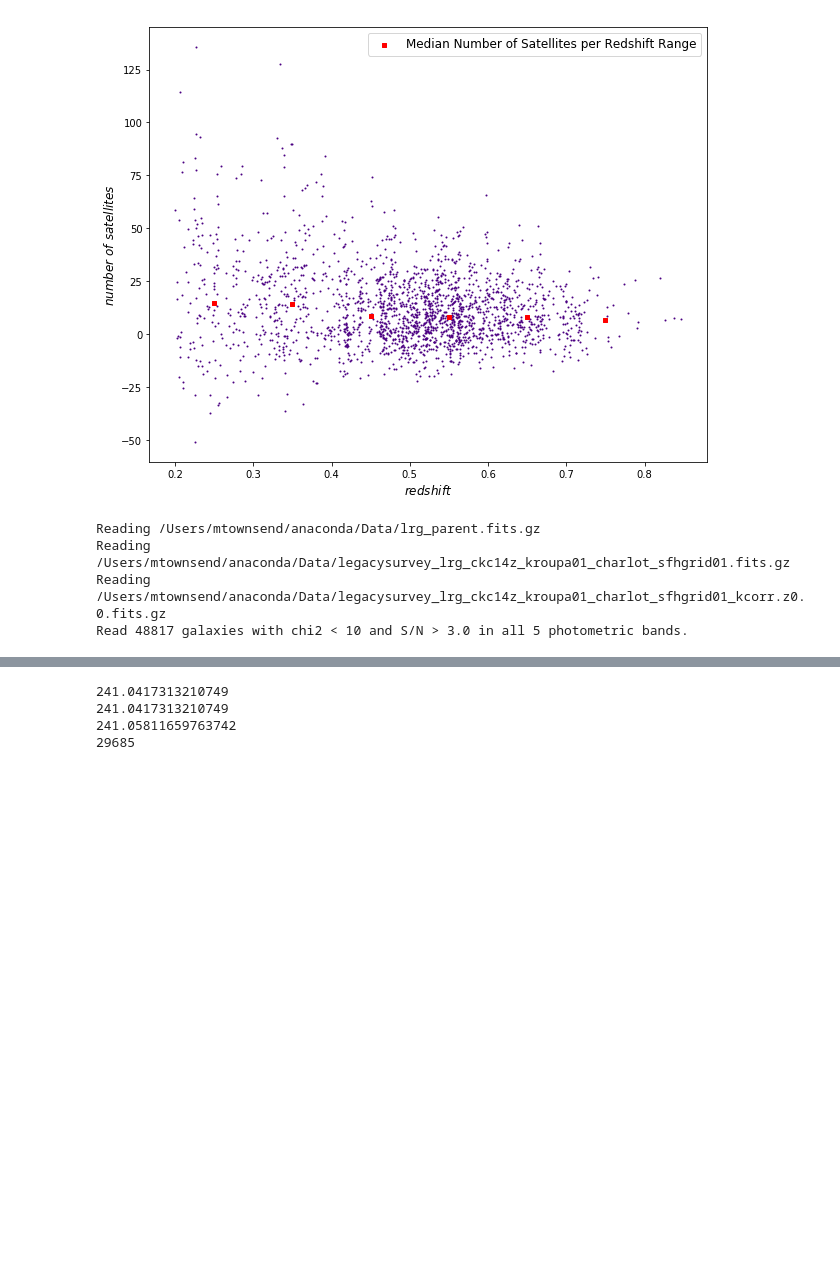
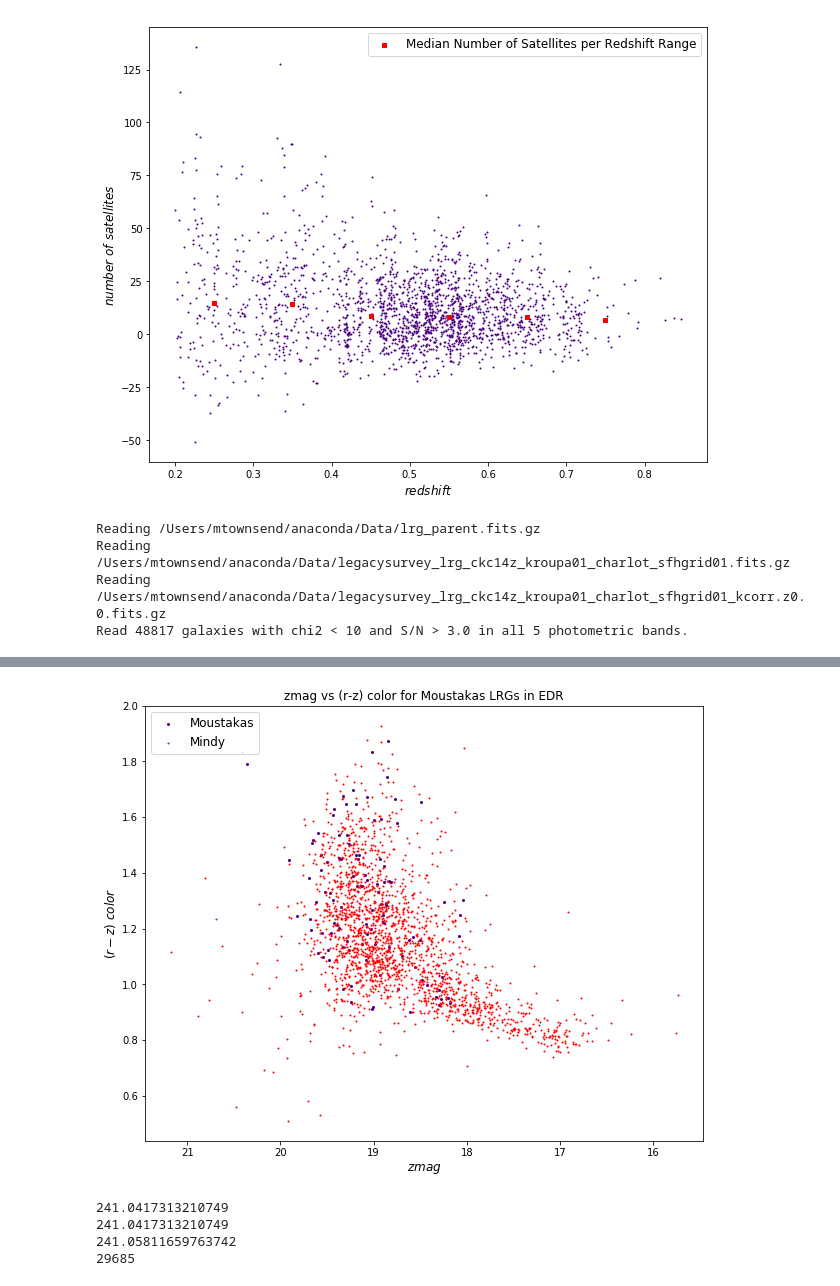
Before and after one commit to metownsend/LRG-Sats, a Jupyter notebook: statSub_modules.ipynb, the cells around one changed output, grey strips where cells are left out. Saved outputs shown, nothing was run; the diff lists cells and outputs as text; code cells hidden in the pictures; blank space fills up the shorter version.

```diff
--- a/statSub_modules.ipynb
+++ b/statSub_modules.ipynb
@@ -969,11 +969,16 @@ dec_MOUS = np.array(ised['DEC'])
 mass_MOUS = np.array(ised['MSTAR'])
 z_MOUS = np.array(ised['Z'])
 id_MOUS = np.array(ised['ISEDFIT_ID'])
+maggies = np.array(ised['MAGGIES'])
 
 print(len(ra_MOUS))
 print(len(dec_MOUS))
 print(len(mass_MOUS))
 print(len(id_MOUS))
+print(len(maggies))
+print(maggies[0])
+print(len(ra_MOUS[np.where((ra_MOUS >= 241) & (ra_MOUS <= 246) & (dec_MOUS >= 6.5) & (dec_MOUS <= 11.5))]))
+print(len(dec_MOUS[np.where((ra_MOUS >= 241) & (ra_MOUS <= 246) & (dec_MOUS >= 6.5) & (dec_MOUS <= 11.5))]))
 # %% [output]
 48817
 48817
@@ -1002,3 +1077,15 @@ print(len(mass_LRG))
+# %%
+plt.scatter(zmag_MOUS, rzcolor_MOUS, s=4, c='indigo', label="Moustakas")
+plt.scatter(zmag_LRG, rzcolor_LRG, s=1, c='red', label="Mindy")
+plt.xlabel(r'$zmag$', fontsize=12)
+plt.ylabel(r'$(r-z)$ $color$', fontsize=12)
+plt.gca().invert_xaxis()
+plt.title("zmag vs (r-z) color for Moustakas LRGs in EDR")
+plt.legend(loc='upper left', prop={'size': 12})
+plt.savefig('/Users/mtownsend/Desktop/rzcolor-zmag-EDR_MOUS_Mindy.jpeg')
+plt.show()
+# %% [output]
+[figure, added]
 # %%
 print(ra_MOUS[idx[0]])
 print(ra_MOUS[idx[1]])
```
Also changed, not shown: parts of 4 cells of this notebook.
